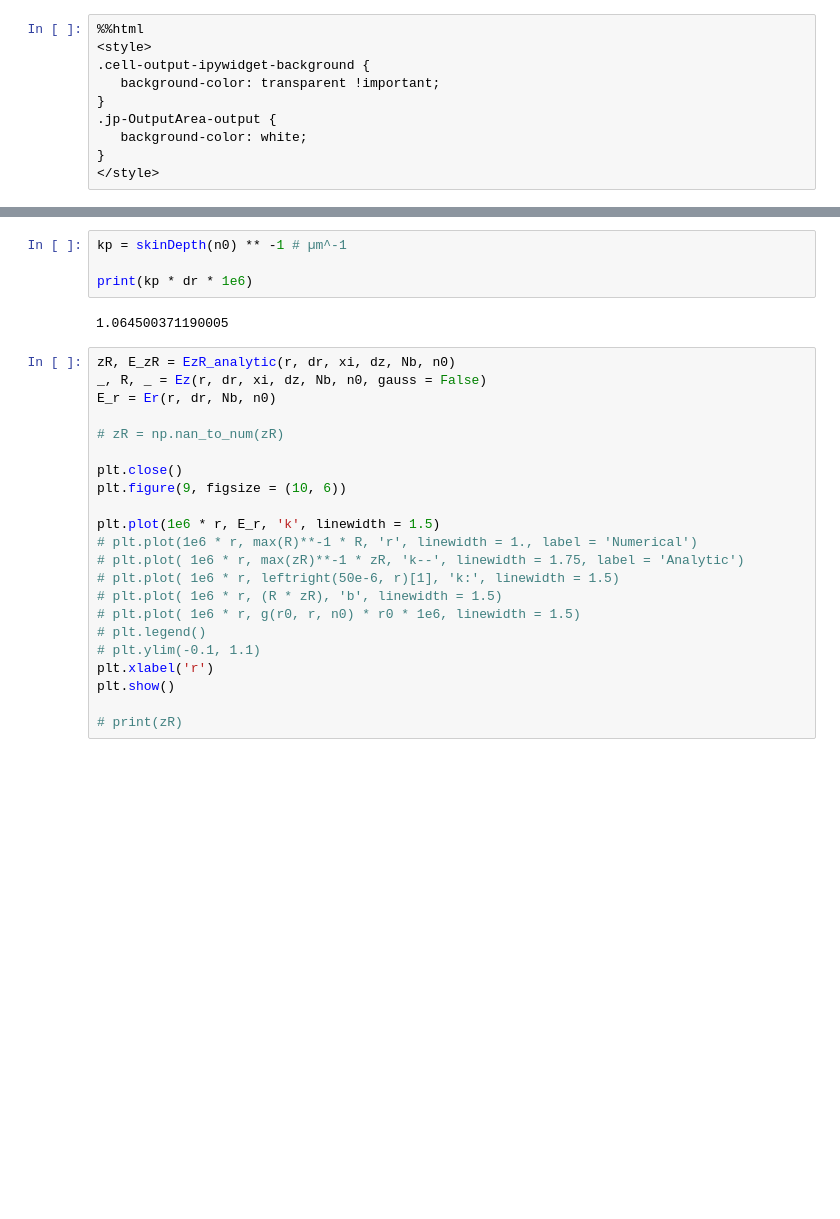
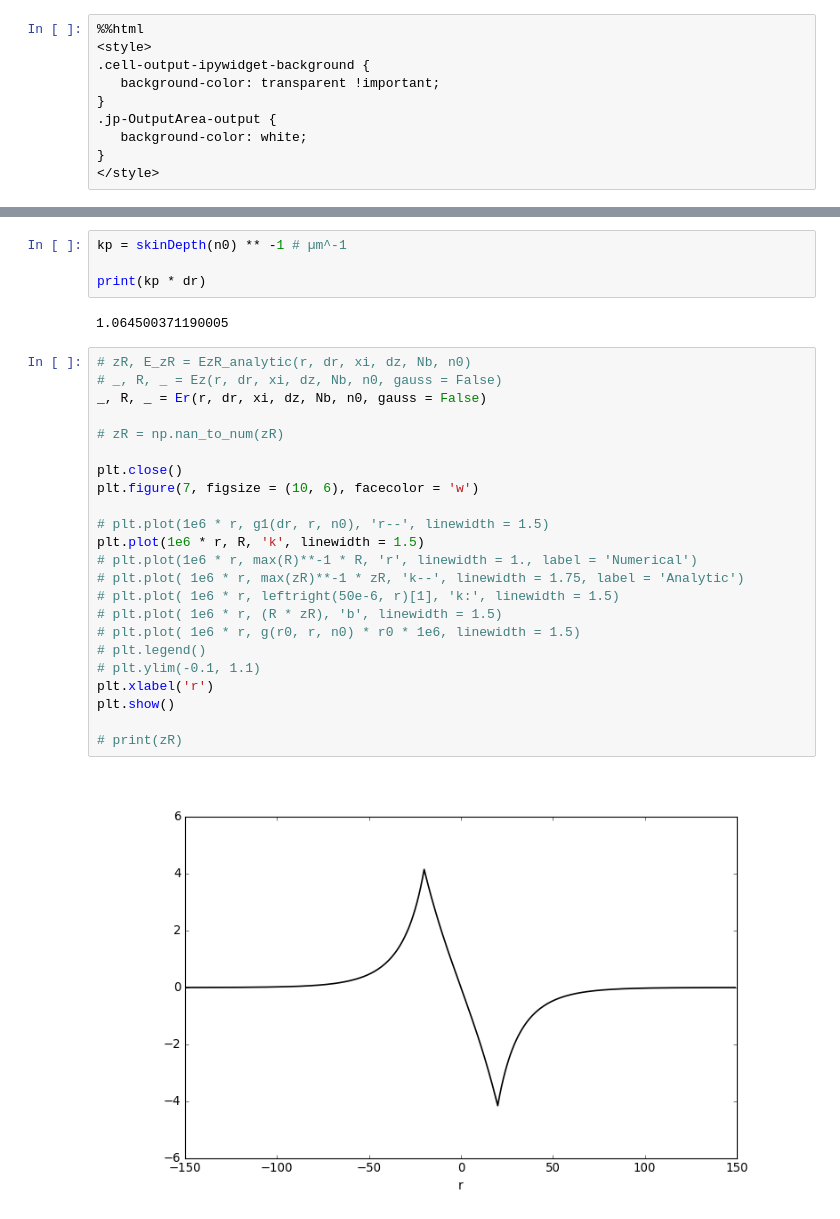
Before and after one commit to MaxVarverakis/PositronPWFA, a Jupyter notebook: linearWF_analysis.ipynb, the cells around one changed output, grey strips where cells are left out. Drawn from its saved outputs; the diff is of its cells as text; blank space fills up the shorter version.

```diff
--- a/linearWF_analysis.ipynb
+++ b/linearWF_analysis.ipynb
@@ -281,31 +359,34 @@ plt.show()
 # %%
 kp = skinDepth(n0) ** -1 # µm^-1
 
-print(kp * dr * 1e6)
+print(kp * dr)
 # %% [output]
 1.064500371190005
 # %%
-zR, E_zR = EzR_analytic(r, dr, xi, dz, Nb, n0)
-_, R, _ = Ez(r, dr, xi, dz, Nb, n0, gauss = False)
-E_r = Er(r, dr, Nb, n0)
+# zR, E_zR = EzR_analytic(r, dr, xi, dz, Nb, n0)
+# _, R, _ = Ez(r, dr, xi, dz, Nb, n0, gauss = False)
+_, R, _ = Er(r, dr, xi, dz, Nb, n0, gauss = False)
 
 # zR = np.nan_to_num(zR)
 
 plt.close()
-plt.figure(9, figsize = (10, 6))
+plt.figure(7, figsize = (10, 6), facecolor = 'w')
 
-plt.plot(1e6 * r, E_r, 'k', linewidth = 1.5)
+# plt.plot(1e6 * r, g1(dr, r, n0), 'r--', linewidth = 1.5)
+plt.plot(1e6 * r, R, 'k', linewidth = 1.5)
 # plt.plot(1e6 * r, max(R)**-1 * R, 'r', linewidth = 1., label = 'Numerical')
 # plt.plot( 1e6 * r, max(zR)**-1 * zR, 'k--', linewidth = 1.75, label = 'Analytic')
 # plt.plot( 1e6 * r, leftright(50e-6, r)[1], 'k:', linewidth = 1.5)
 # plt.plot( 1e6 * r, (R * zR), 'b', linewidth = 1.5)
 # plt.plot( 1e6 * r, g(r0, r, n0) * r0 * 1e6, linewidth = 1.5)
 # plt.legend()
 # plt.ylim(-0.1, 1.1)
 plt.xlabel('r')
 plt.show()
 
 # print(zR)
+# %% [output]
+[figure, added]
 # %%
 kp = skinDepth(n0) ** -1 # µm^-1
 
```
Also changed, not shown: parts of 17 cells of this notebook, 1 other file.
